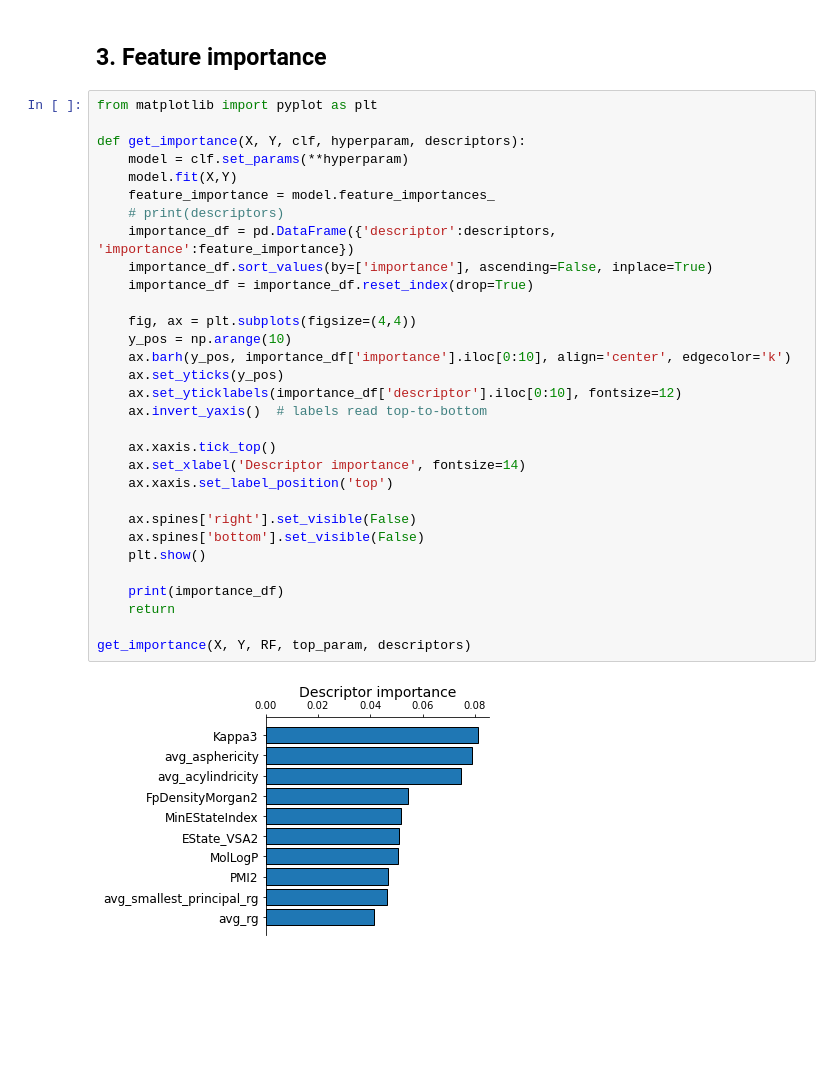
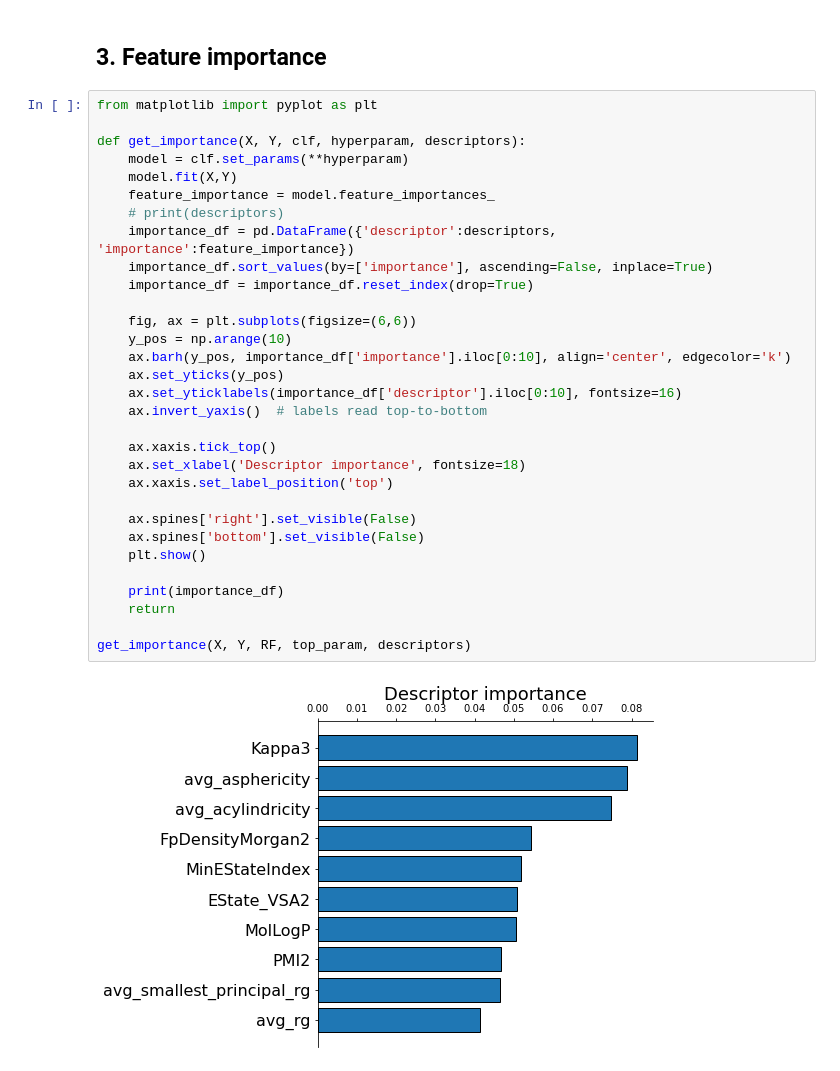
Before and after one commit to yshen25/EPI_ML, a Jupyter notebook: ML_pipeline.ipynb, the cells around one changed output. Cells and saved outputs as stored; diff of their text form; blank space fills up the shorter version.

Commit message:
Diversity plot and higher resolution

```diff
--- a/ML_pipeline.ipynb
+++ b/ML_pipeline.ipynb
@@ -198,36 +198,36 @@ loocv(X, Y, RF, sampler, top_param)
 # %%
 from matplotlib import pyplot as plt
 
 def get_importance(X, Y, clf, hyperparam, descriptors):
     model = clf.set_params(**hyperparam)
     model.fit(X,Y)
     feature_importance = model.feature_importances_
     # print(descriptors)
     importance_df = pd.DataFrame({'descriptor':descriptors, 'importance':feature_importance})
     importance_df.sort_values(by=['importance'], ascending=False, inplace=True)
     importance_df = importance_df.reset_index(drop=True)
 
-    fig, ax = plt.subplots(figsize=(4,4))
+    fig, ax = plt.subplots(figsize=(6,6))
     y_pos = np.arange(10)
     ax.barh(y_pos, importance_df['importance'].iloc[0:10], align='center', edgecolor='k')
     ax.set_yticks(y_pos)
-    ax.set_yticklabels(importance_df['descriptor'].iloc[0:10], fontsize=12)
+    ax.set_yticklabels(importance_df['descriptor'].iloc[0:10], fontsize=16)
     ax.invert_yaxis()  # labels read top-to-bottom
 
     ax.xaxis.tick_top()
-    ax.set_xlabel('Descriptor importance', fontsize=14)
+    ax.set_xlabel('Descriptor importance', fontsize=18)
     ax.xaxis.set_label_position('top')
 
     ax.spines['right'].set_visible(False)
     ax.spines['bottom'].set_visible(False)
     plt.show()
 
     print(importance_df)
     return
 
 get_importance(X, Y, RF, top_param, descriptors)
 # %% [output]
-[figure, old version]
+[figure, new version]
                    descriptor  importance
 0                      Kappa3    0.081287
 1             avg_asphericity    0.078880
```
Also changed, not shown: 14 other files.
